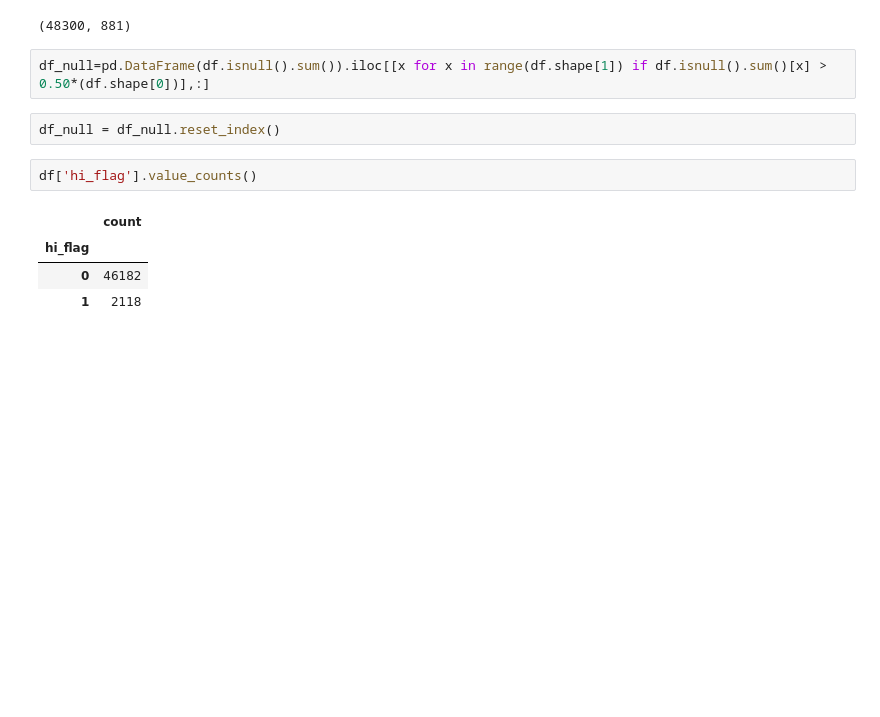
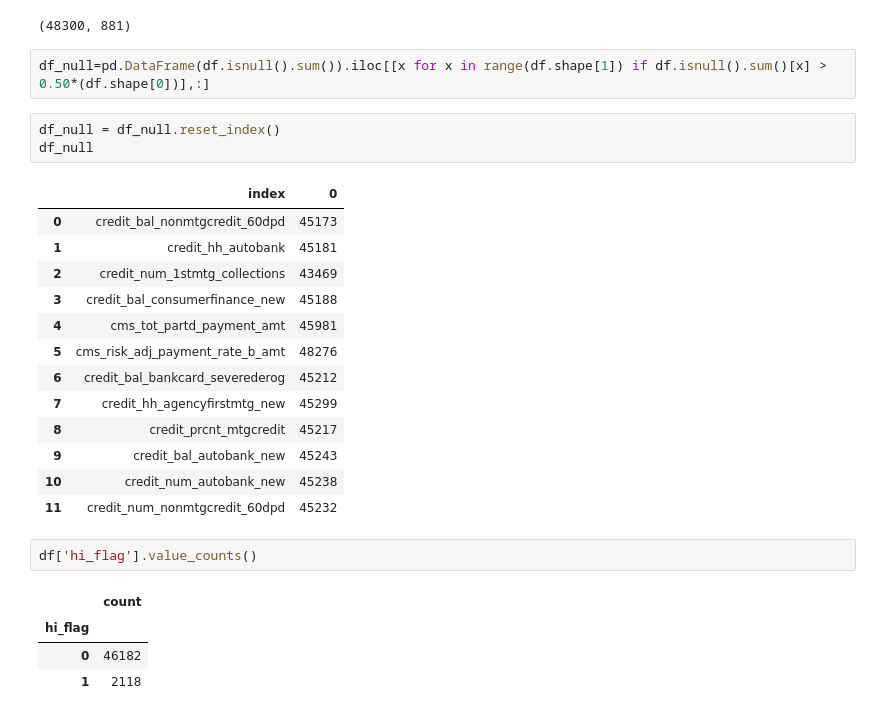
Before and after one commit to sindla97/Machine-Learning, a Jupyter notebook: humana.ipynb, the cells around one changed output. Saved outputs shown, nothing was run; the diff lists cells and outputs as text; blank space fills up the shorter version.

```diff
--- a/humana.ipynb
+++ b/humana.ipynb
@@ -23,6 +23,21 @@ df.shape
 df_null=pd.DataFrame(df.isnull().sum()).iloc[[x for x in range(df.shape[1]) if df.isnull().sum()[x] > 0.50*(df.shape[0])],:]
 # %%
 df_null = df_null.reset_index()
+df_null
+# %% [output]
+|  | index | 0 |
+| 0 | credit_bal_nonmtgcredit_60dpd | 45173 |
+| 1 | credit_hh_autobank | 45181 |
+| 2 | credit_num_1stmtg_collections | 43469 |
+| 3 | credit_bal_consumerfinance_new | 45188 |
+| 4 | cms_tot_partd_payment_amt | 45981 |
+| 5 | cms_risk_adj_payment_rate_b_amt | 48276 |
+| 6 | credit_bal_bankcard_severederog | 45212 |
+| 7 | credit_hh_agencyfirstmtg_new | 45299 |
+| 8 | credit_prcnt_mtgcredit | 45217 |
+| 9 | credit_bal_autobank_new | 45243 |
+| 10 | credit_num_autobank_new | 45238 |
+| 11 | credit_num_nonmtgcredit_60dpd | 45232 |
 # %%
 df['hi_flag'].value_counts()
 # %% [output]
```
Also changed, not shown: parts of 8 cells of this notebook.
